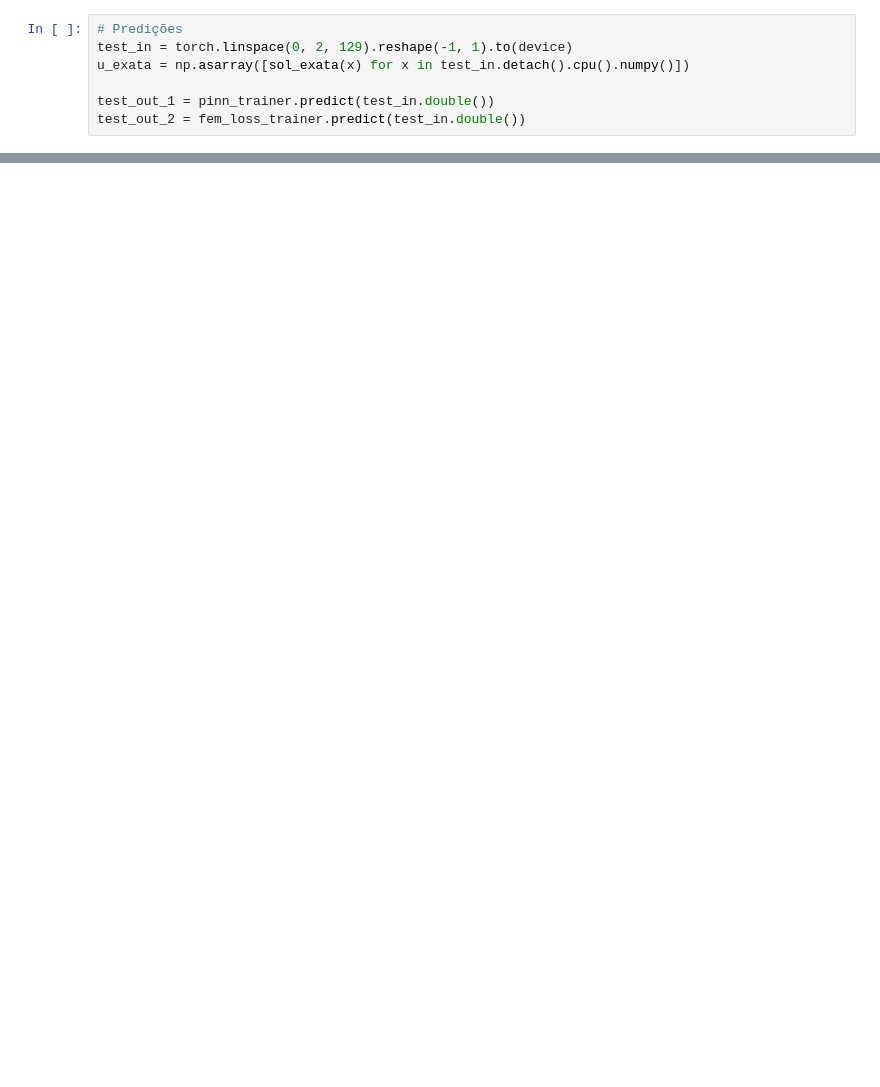
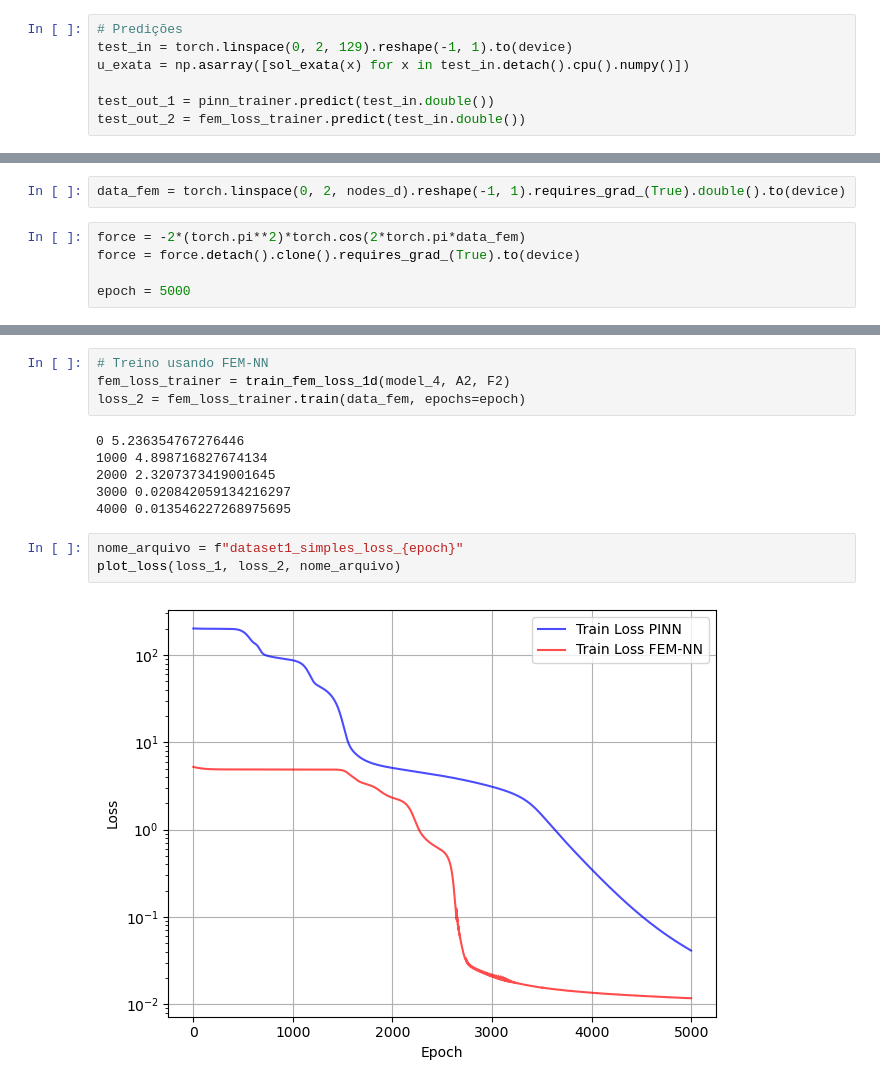
Before and after one commit to yapeansa/reconhecimento_de_padroes, a Jupyter notebook: fem_nn.ipynb, the cells around one changed output, grey strips where cells are left out. Cells and saved outputs as stored; diff of their text form; blank space fills up the shorter version.

```diff
--- a/fem_nn.ipynb
+++ b/fem_nn.ipynb
@@ -353,0 +468,7 @@ Limits are  0.0 2.0 -0.4761905 0.4761905
+# %%
+data_fem = torch.linspace(0, 2, nodes_d).reshape(-1, 1).requires_grad_(True).double().to(device)
+# %%
+force = -2*(torch.pi**2)*torch.cos(2*torch.pi*data_fem)
+force = force.detach().clone().requires_grad_(True).to(device)
+
+epoch = 5000
@@ -353,0 +485,15 @@ Limits are  0.0 2.0 -0.4761905 0.4761905
+# %%
+# Treino usando FEM-NN
+fem_loss_trainer = train_fem_loss_1d(model_4, A2, F2)
+loss_2 = fem_loss_trainer.train(data_fem, epochs=epoch)
+# %% [output]
+0 5.236354767276446
+1000 4.898716827674134
+2000 2.3207373419001645
+3000 0.020842059134216297
+4000 0.013546227268975695
+# %%
+nome_arquivo = f"dataset1_simples_loss_{epoch}"
+plot_loss(loss_1, loss_2, nome_arquivo)
+# %% [output]
+[figure, added]
```
Also changed, not shown: parts of 24 cells of this notebook, 2 other files.
